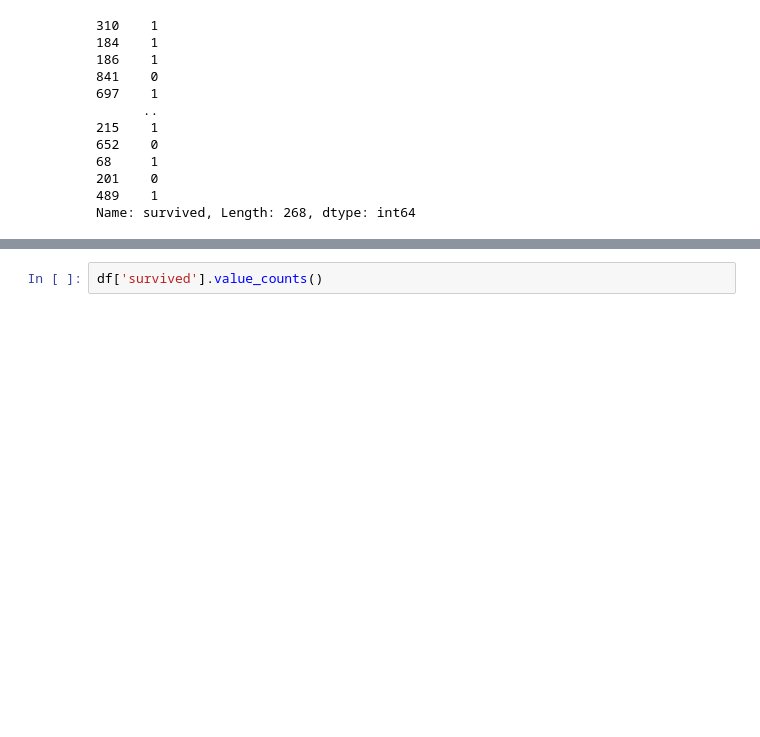
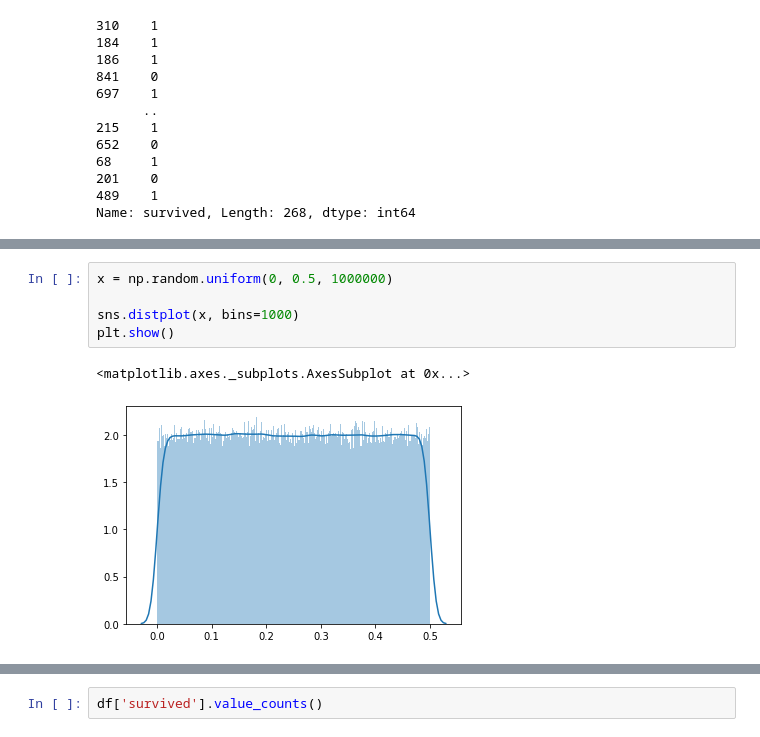
Before and after one commit to spk104/spklearn-ml, a Jupyter notebook: Class 11_Feb 09.ipynb, the cells around one changed output, grey strips where cells are left out. Drawn from its saved outputs; the diff is of its cells as text; blank space fills up the shorter version.

```diff
--- a/Class 11_Feb 09.ipynb
+++ b/Class 11_Feb 09.ipynb
@@ -116,0 +355,8 @@ array([3, 1, 3, 1, 3, 3, 1, 3, 3, 2, 3, 1, 3, 3, 3, 2, 3, 2, 3, 3, 2, 2,
+# %%
+x = np.random.uniform(0, 0.5, 1000000)
+
+sns.distplot(x, bins=1000)
+plt.show()
+# %% [output]
+<matplotlib.axes._subplots.AxesSubplot at 0x...>
+[figure, added]
```
Also changed, not shown: parts of 72 cells of this notebook, 25 other files.
